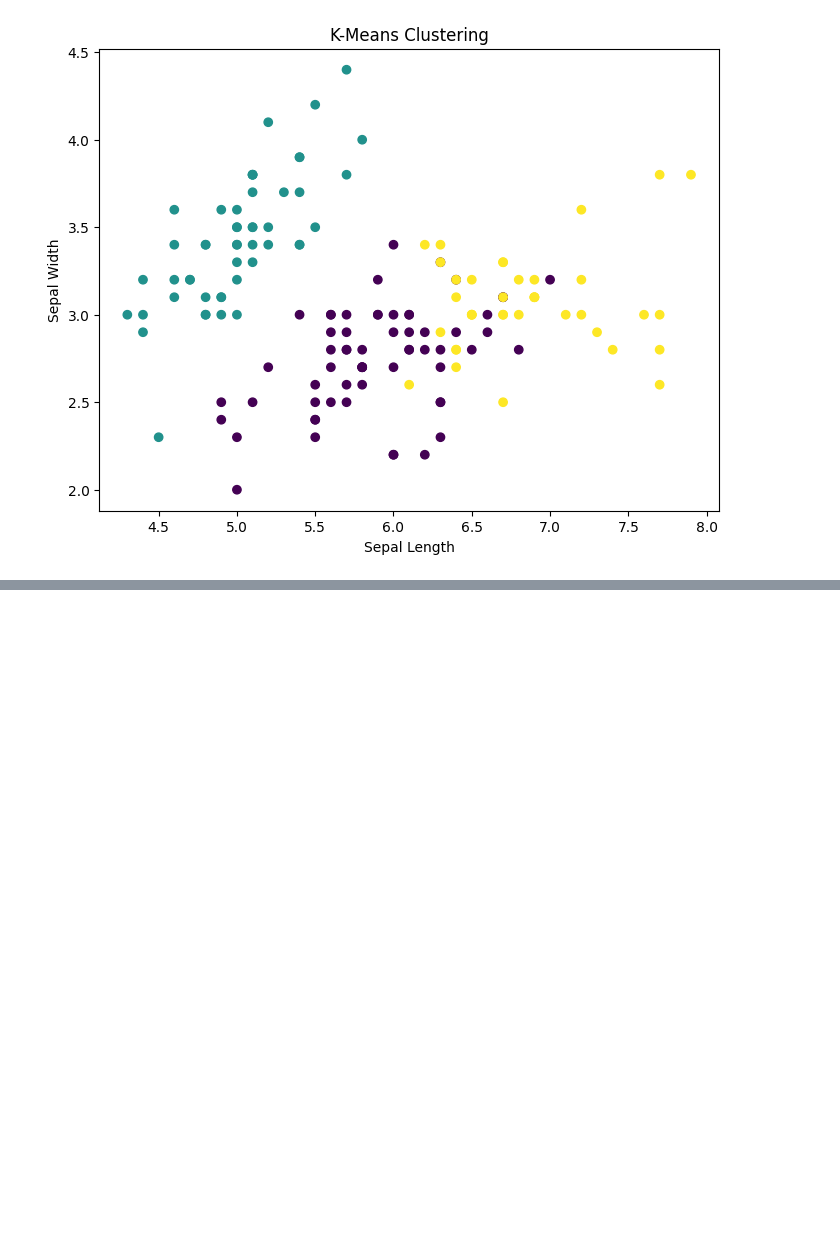
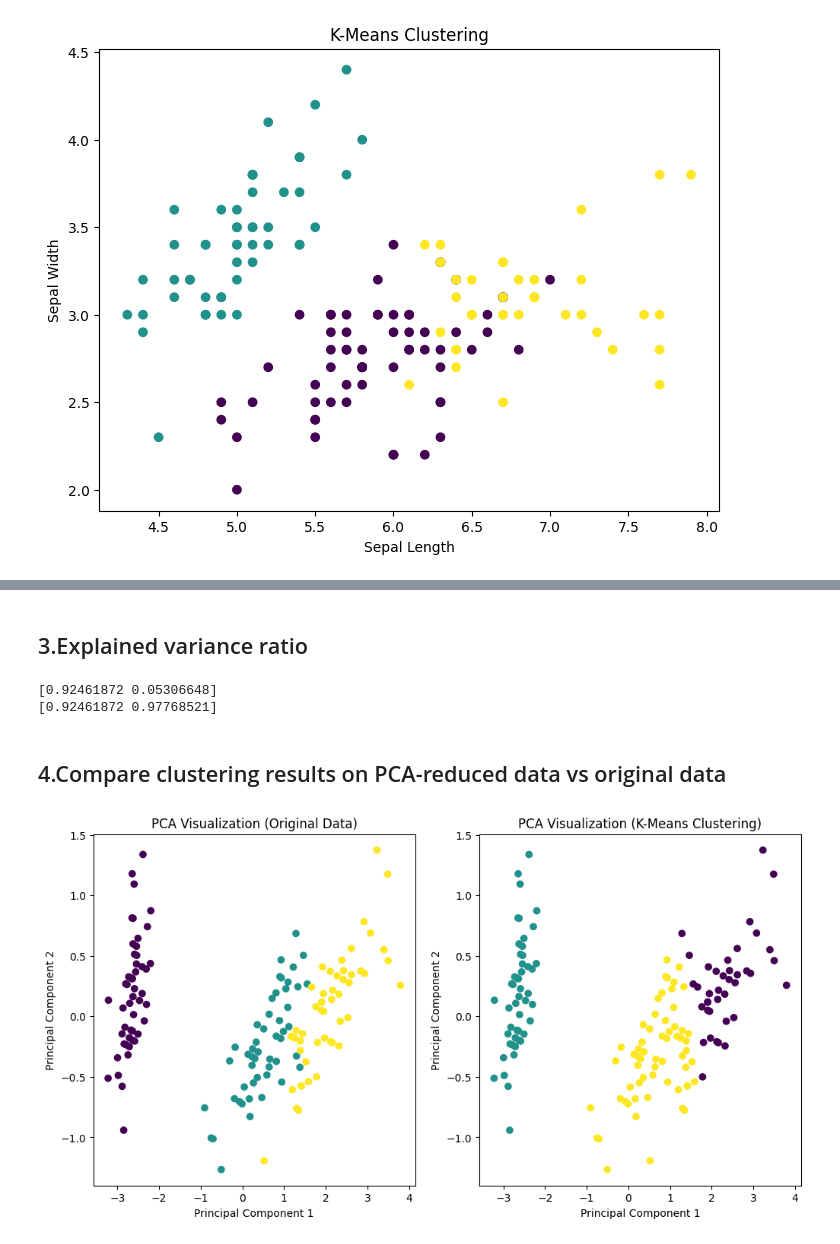
Before and after one commit to soumit02/Machine-Learning-Practice, a Jupyter notebook: src/AssignmentWork/Clustering_&_Dimensionality_Reduction.ipynb, the cells around one changed output, grey strips where cells are left out. Cells and saved outputs as stored; diff of their text form; code cells hidden in the pictures; blank space fills up the shorter version.

```diff
--- a/src/AssignmentWork/Clustering_&_Dimensionality_Reduction.ipynb
+++ b/src/AssignmentWork/Clustering_&_Dimensionality_Reduction.ipynb
@@ -76,0 +104,55 @@ plt.show()
+# %% [markdown]
+## 3.Explained variance ratio
+# %%
+explained_variance = pca.explained_variance_ratio_
+cumulative_variance = np.cumsum(explained_variance)
+
+print(explained_variance)
+print(cumulative_variance)
+# %% [output]
+[0.92461872 0.05306648]
+[0.92461872 0.97768521]
+# %% [markdown]
+## 4.Compare clustering results on PCA-reduced data vs original data
+# %%
+# K-Means on PCA Data
+kmeans_pca = KMeans(
+    n_clusters=3,
+    random_state=42,
+    n_init=10
+)
+
+clusters_pca = kmeans_pca.fit_predict(X_pca)
+# %%
+# Compare clustering results on PCA-reduced data vs original data
+plt.figure(figsize=(12,6))
+
+plt.subplot(1,2,1)
+plt.scatter(
+    X_pca[:,0],
+    X_pca[:,1],
+    c=y,
+    cmap='viridis'
+)
+
+plt.xlabel("Principal Component 1")
+plt.ylabel("Principal Component 2")
+
+plt.title("PCA Visualization (Original Data)")
+
+plt.subplot(1,2,2)
+plt.scatter(
+    X_pca[:,0],
+    X_pca[:,1],
+    c=clusters_pca,
+    cmap='viridis'
+)
+
+plt.xlabel("Principal Component 1")
+plt.ylabel("Principal Component 2")
+
+plt.title("PCA Visualization (K-Means Clustering)")
+
+plt.show()
+# %% [output]
+[figure, added]
```
Also changed, not shown: parts of 5 cells of this notebook.
